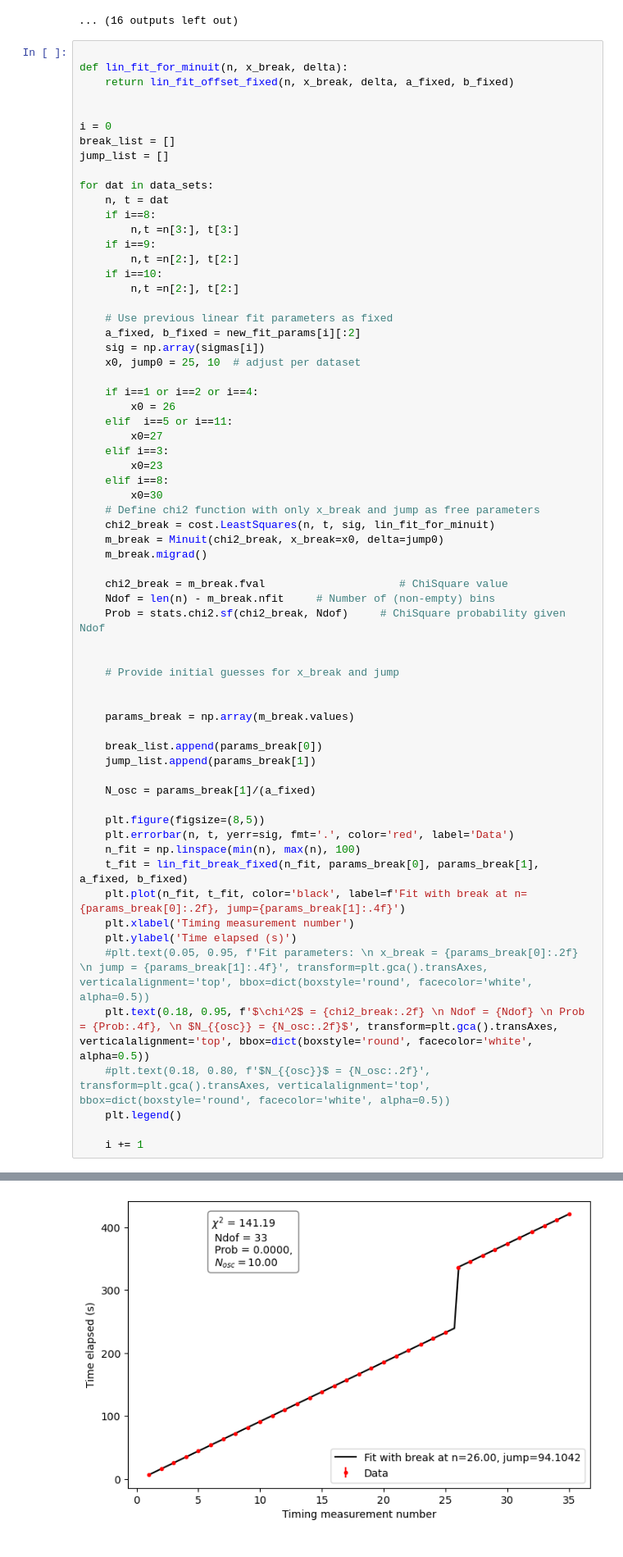
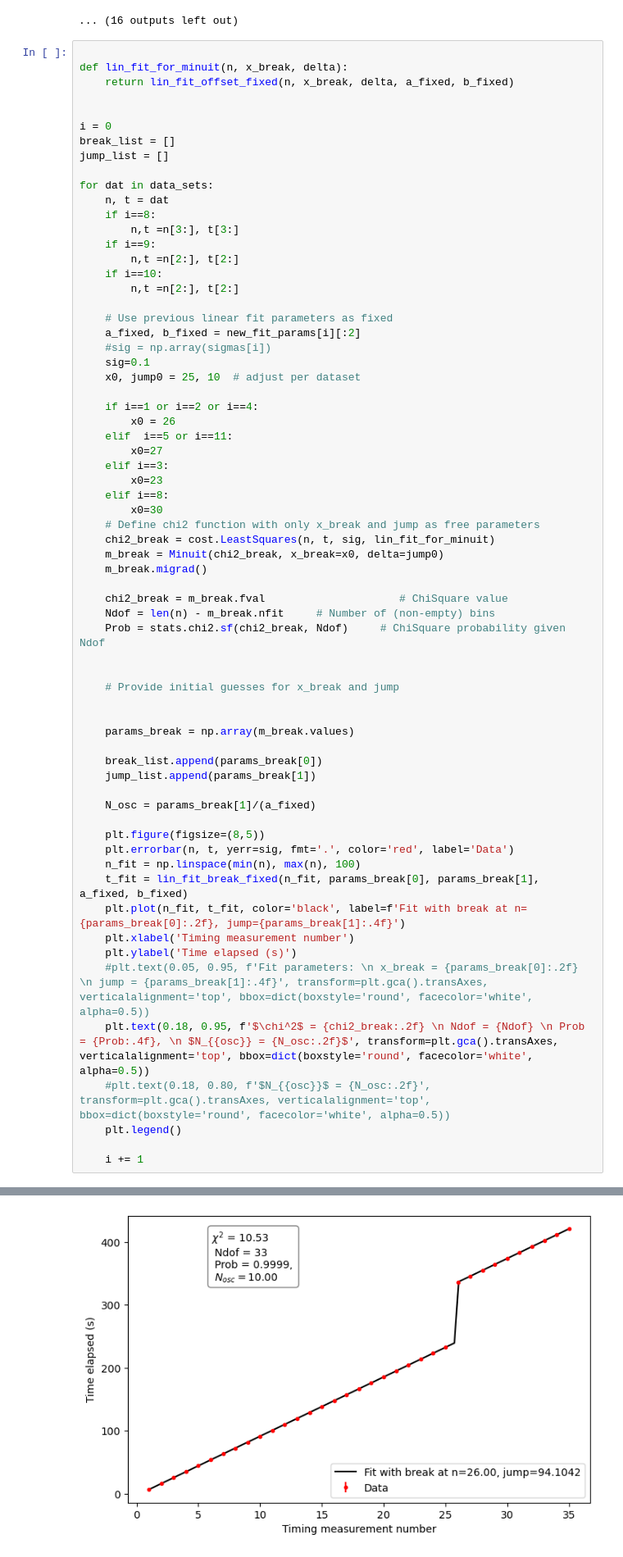
Before and after one commit to Julieloegstrup/Project, a Jupyter notebook: Pendulum/asger/asger_pendulum.ipynb, the cells around one changed output, grey strips where cells are left out. Shown at 82% size. Saved outputs shown, nothing was run; the diff lists cells and outputs as text.

```diff
--- a/Pendulum/asger/asger_pendulum.ipynb
+++ b/Pendulum/asger/asger_pendulum.ipynb
@@ -452,7 +452,8 @@ for dat in data_sets:
 
     # Use previous linear fit parameters as fixed
     a_fixed, b_fixed = new_fit_params[i][:2]
-    sig = np.array(sigmas[i])
+    #sig = np.array(sigmas[i])
+    sig=0.1
     x0, jump0 = 25, 10  # adjust per dataset
 
     if i==1 or i==2 or i==4:
@@ -474,33 +475,33 @@ for dat in data_sets:
 
 
     # Provide initial guesses for x_break and jump
 
 
     params_break = np.array(m_break.values)
 
     break_list.append(params_break[0])
     jump_list.append(params_break[1])
 
     N_osc = params_break[1]/(a_fixed)
 
     plt.figure(figsize=(8,5))
     plt.errorbar(n, t, yerr=sig, fmt='.', color='red', label='Data')
     n_fit = np.linspace(min(n), max(n), 100)
     t_fit = lin_fit_break_fixed(n_fit, params_break[0], params_break[1], a_fixed, b_fixed)
     plt.plot(n_fit, t_fit, color='black', label=f'Fit with break at n={params_break[0]:.2f}, jump={params_break[1]:.4f}')
     plt.xlabel('Timing measurement number')
     plt.ylabel('Time elapsed (s)')
     #plt.text(0.05, 0.95, f'Fit parameters: \n x_break = {params_break[0]:.2f} \n jump = {params_break[1]:.4f}', transform=plt.gca().transAxes, verticalalignment='top', bbox=dict(boxstyle='round', facecolor='white', alpha=0.5))
     plt.text(0.18, 0.95, f'$\chi^2$ = {chi2_break:.2f} \n Ndof = {Ndof} \n Prob = {Prob:.4f}, \n $N_{{osc}} = {N_osc:.2f}$', transform=plt.gca().transAxes, verticalalignment='top', bbox=dict(boxstyle='round', facecolor='white', alpha=0.5))
     #plt.text(0.18, 0.80, f'$N_{{osc}}$ = {N_osc:.2f}', transform=plt.gca().transAxes, verticalalignment='top', bbox=dict(boxstyle='round', facecolor='white', alpha=0.5))
     plt.legend()
 
     i += 1
 # %% [output]
 [figure]
 [figure]
 [figure]
 [figure]
-[figure, old version]
+[figure, new version]
 [figure]
 [figure]
```
Also changed, not shown: parts of 6 cells of this notebook.
